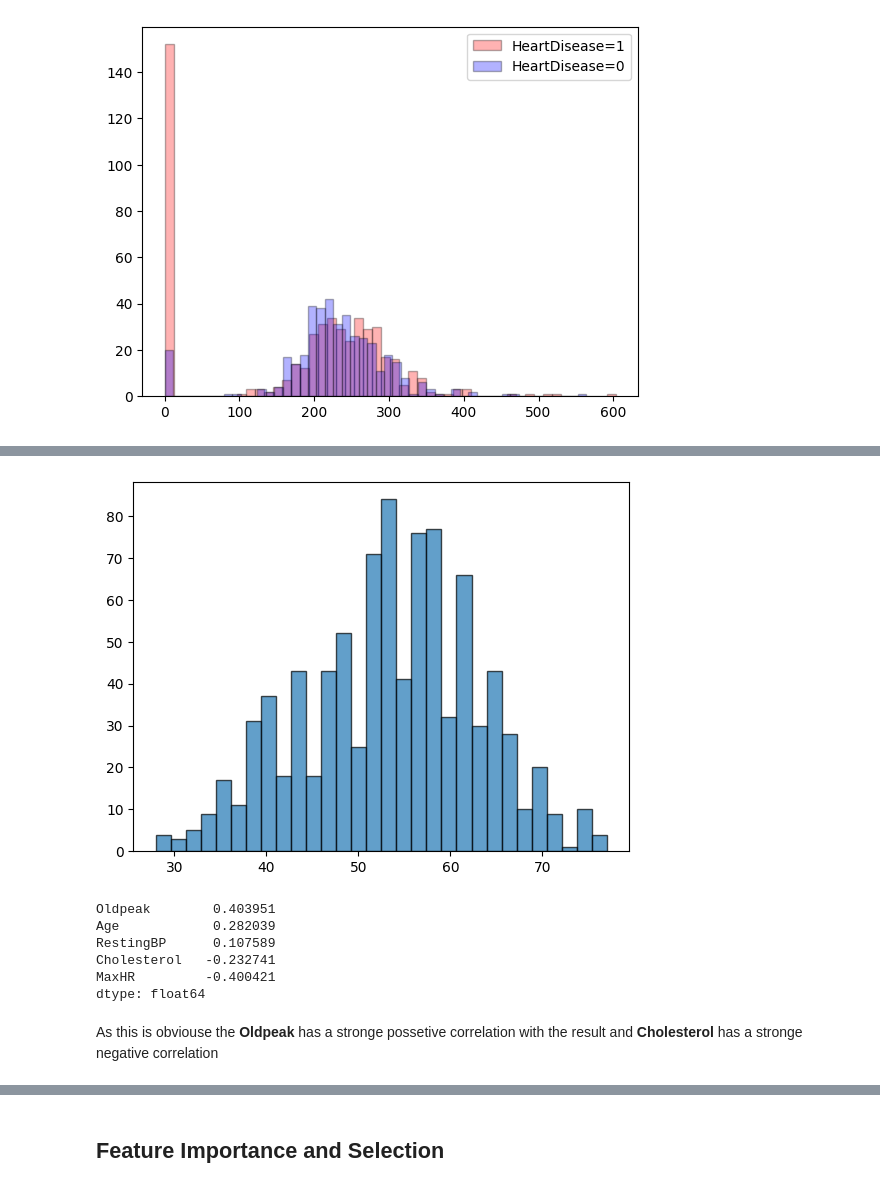
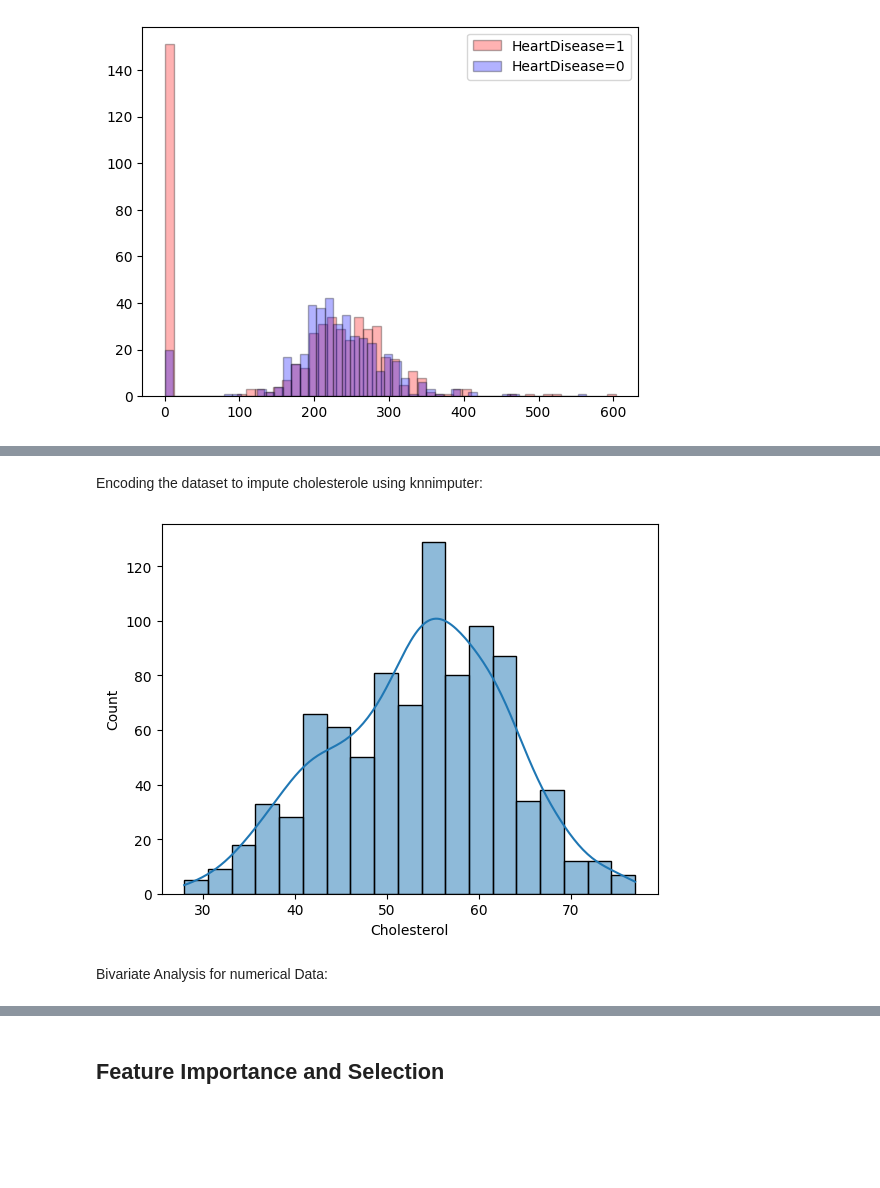
Before and after one commit to Im-Fardin/Heart-Disease-Diagnosis, a Jupyter notebook: heart-disease-classification.ipynb, the cells around one changed output, grey strips where cells are left out. Drawn from its saved outputs; the diff is of its cells as text; code cells hidden in the pictures; blank space fills up the shorter version.

```diff
--- a/heart-disease-classification.ipynb
+++ b/heart-disease-classification.ipynb
@@ -56,7 +56,7 @@ warnings.simplefilter(action='ignore', category=RuntimeWarning)
 # %% [markdown]
 ## Get the Data
 # %%
-heart=pd.read_csv('/kaggle/input/heart-failure-prediction/heart.csv')
+heart=pd.read_csv('heart.csv')
 heart.info()
 # %% [output]
 <class 'pandas.core.frame.DataFrame'>
@@ -232,0 +336,4 @@ ferent segments of the dataset.
+# %%
+# We convert invalid zeros for RestingBP then we drop it.
+heart_copy['RestingBP']=heart_copy['RestingBP'].replace(0,np.nan)
+heart_copy.dropna(subset=['RestingBP'],inplace=True)
@@ -249,34 +392,28 @@ We detected a significantly higher number of **zero values** in cholesterol amon
+# %% [markdown]
+Encoding the dataset to impute cholesterole using knnimputer:
 # %%
-#Predicting the missing values of Cholesterol with knnImputer
-encoder = OneHotEncoder(handle_unknown='ignore')
+
+encoder = OrdinalEncoder()
 
 features = ['Sex', 'ExerciseAngina', 'ChestPainType', 'RestingECG', 'ST_Slope']
 cat_encoded = encoder.fit_transform(heart_copy[features])
-cat_encoded = pd.DataFrame(cat_encoded.toarray(), columns=encoder.get_feature_names_out(), index=heart_copy.index)
-df_encoded = pd.concat([heart_copy.drop(columns=features), cat_encoded], axis=1)
-
-
-knn_imputer = KNNImputer(n_neighbors=5)
-
-df_encoded['Cholesterol'] = df_encoded['Cholesterol'].replace(0,np.nan)
-
-df_encoded['Cholesterol']=knn_imputer.fit_transform(df_encoded)
+cat_encoded = pd.DataFrame(cat_encoded, columns=encoder.get_feature_names_out(), index=heart_copy.index)  # Convert sparse matrix to dense
+df_encoded = pd.concat([heart_copy.drop(columns=features), cat_encoded], axis=1)  # Ensure proper merging
+# %%
+
+knn_imputer = KNNImputer(n_neighbors=5)
+
+df_encoded['Cholesterol'] = df_encoded['Cholesterol'].replace(0,np.nan)
+
+df_encoded['Cholesterol']=knn_imputer.fit_transform(df_encoded)
+
+heart_copy['Cholesterol']=df_encoded['Cholesterol']
 # %%
 #Let's plot the cholesetor again and see the changes
 plt.figure()
-plt.hist(df_encoded['Cholesterol'],bins=30,edgecolor='black',alpha=0.7)
+sns.histplot(heart_copy['Cholesterol'],kde=True)
 plt.show()
 # %% [output]
-[figure, old version]
+[figure, new version]
-# %%
-conti_corr=heart_copy[conti_features].corrwith(heart_copy['HeartDisease'])
-conti_corr.sort_values(ascending=False)
-# %% [output]
-Oldpeak        0.403951
-Age            0.282039
-RestingBP      0.107589
-Cholesterol   -0.232741
-MaxHR         -0.400421
-dtype: float64
-# %% [markdown]
-As this is obviouse the **Oldpeak** has a stronge possetive correlation with the result and **Cholesterol** has a stronge negative correlation
+# %% [markdown]
+Bivariate Analysis for numerical Data:
```
Also changed, not shown: parts of 84 cells of this notebook.
